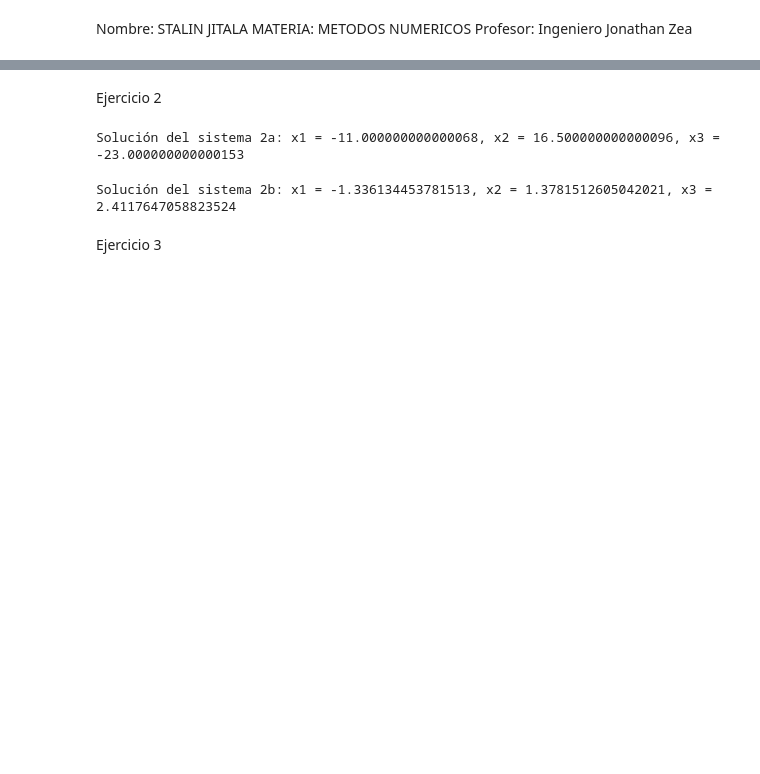
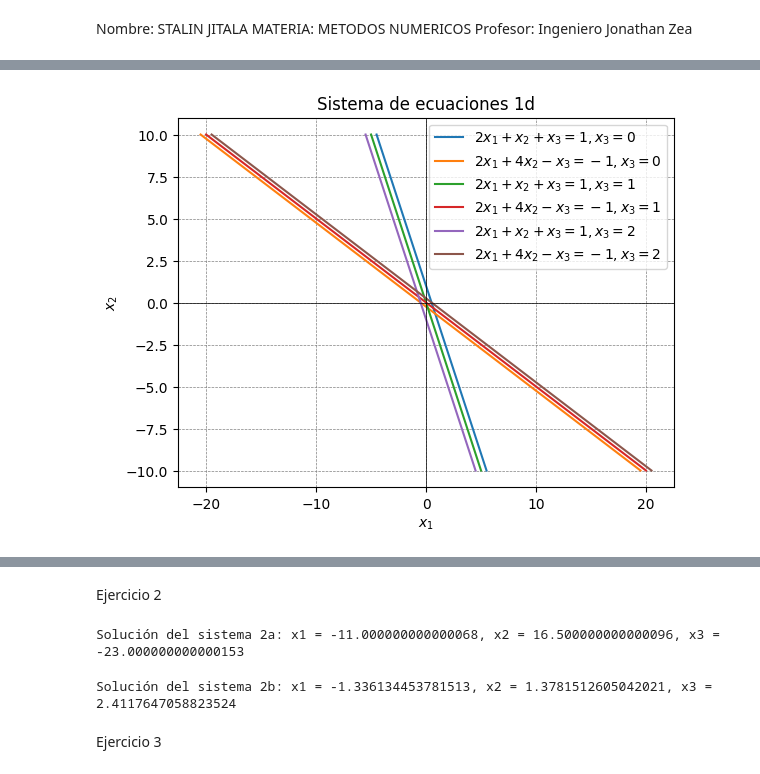
Before and after one commit to stalinjitala2001/METODOS-NUMERICOS-UNIDAD-4.0, a Jupyter notebook: TAREA9METODOSNUMERICOS.ipynb, the cells around one changed output, grey strips where cells are left out. Saved outputs shown, nothing was run; the diff lists cells and outputs as text; code cells hidden in the pictures; blank space fills up the shorter version.

```diff
--- a/TAREA9METODOSNUMERICOS.ipynb
+++ b/TAREA9METODOSNUMERICOS.ipynb
@@ -70,0 +119,28 @@ Solución del sistema 1d: x1 = 3.333333333333333, x2 = -2.0, x3 = -3.66666666666
+# %%
+import numpy as np
+import matplotlib.pyplot as plt
+
+def f1(x2, x3):
+    return (1 - x2 - x3) / 2
+
+def f2(x2, x3):
+    return (-1 - 4*x2 + x3) / 2
+
+x2_vals = np.linspace(-10, 10, 400)
+x3_vals = np.linspace(-10, 10, 400)
+
+for x3 in [0, 1, 2]:
+    plt.plot(f1(x2_vals, x3), x2_vals, label=f'$2x_1 + x_2 + x_3 = 1, x_3={x3}$')
+    plt.plot(f2(x2_vals, x3), x2_vals, label=f'$2x_1 + 4x_2 - x_3 = -1, x_3={x3}$')
+
+plt.axhline(0, color='black',linewidth=0.5)
+plt.axvline(0, color='black',linewidth=0.5)
+plt.grid(color = 'gray', linestyle = '--', linewidth = 0.5)
+plt.legend()
+plt.xlabel('$x_1$')
+plt.ylabel('$x_2$')
+plt.title('Sistema de ecuaciones 1d')
+
+plt.show()
+# %% [output]
+[figure, added]
```
Also changed, not shown: parts of 15 cells of this notebook.
